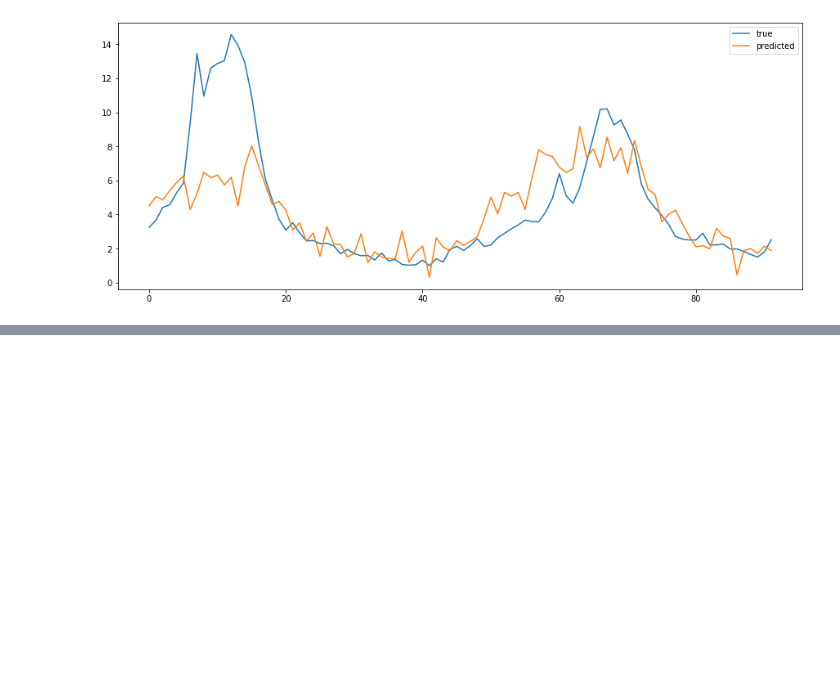
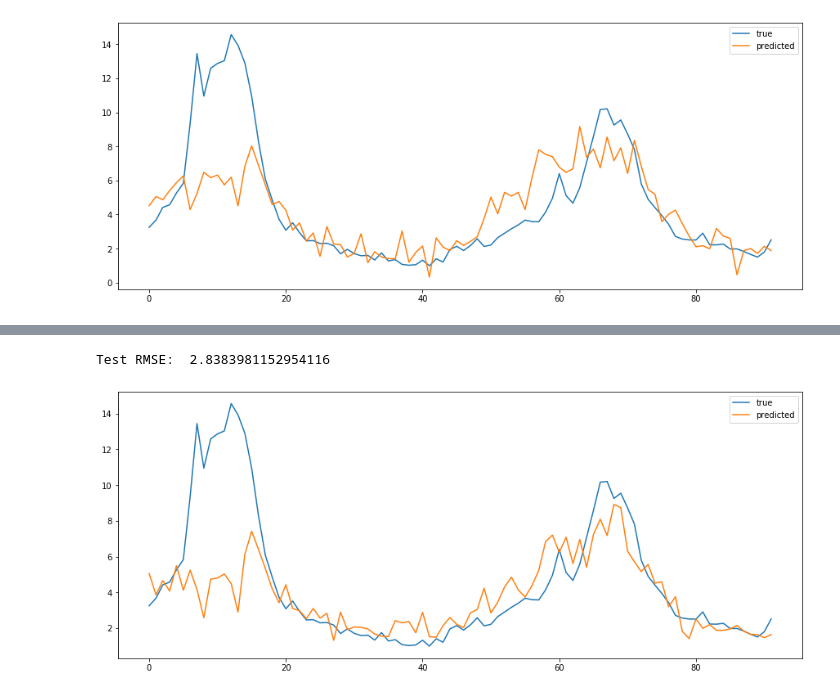
Before and after one commit to FiveSixSenvenEight/109B_flu_prediction, a Jupyter notebook: 02-analysis/NN.ipynb, the cells around one changed output, grey strips where cells are left out. Cells and saved outputs as stored; diff of their text form; code cells hidden in the pictures; blank space fills up the shorter version.

```diff
--- a/02-analysis/NN.ipynb
+++ b/02-analysis/NN.ipynb
@@ -207,0 +254,5 @@ Test RMSE:  2.560774813515289
+# %%
+LSTM_model('Texas',if_plot=True,if_gt = True)
+# %% [output]
+Test RMSE:  2.8383981152954116
+[figure, added]
```
Also changed, not shown: parts of 4 cells of this notebook.
